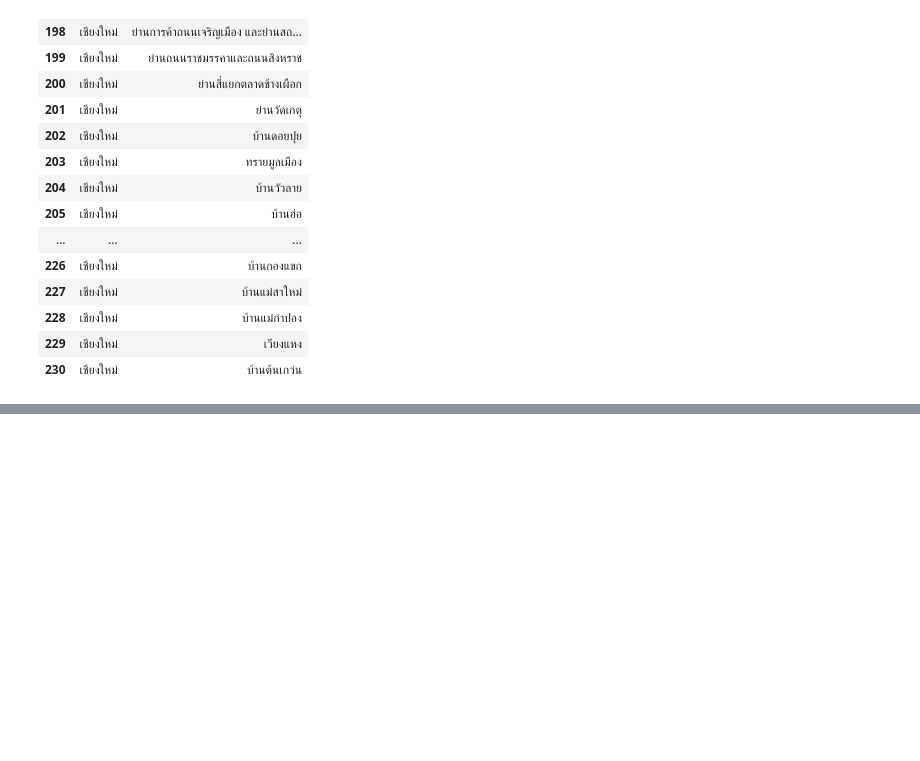
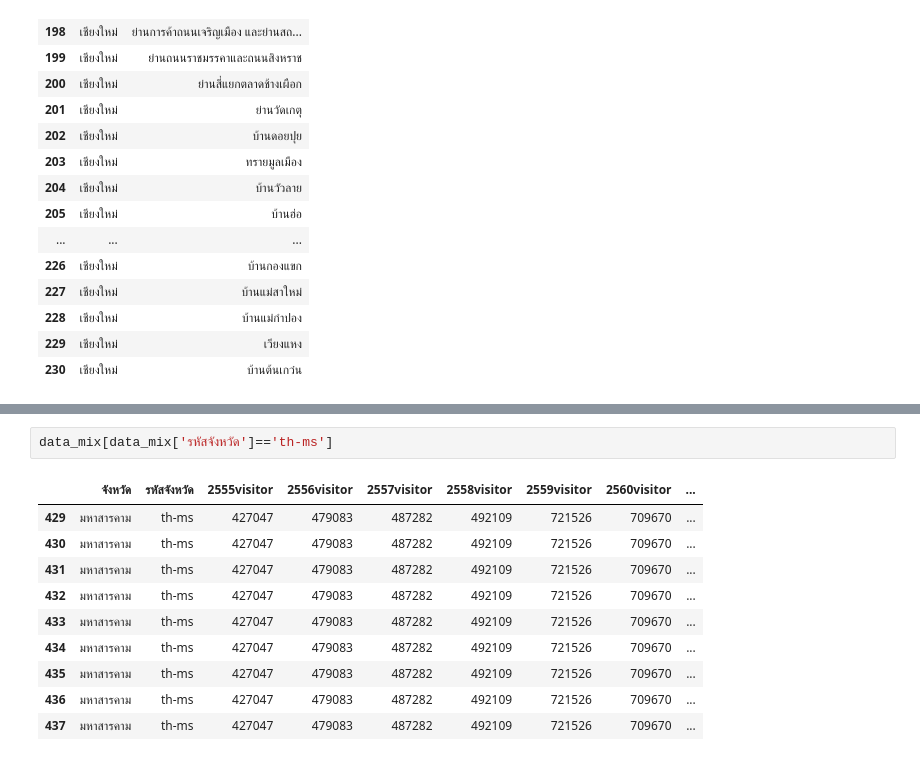
Before and after one commit to PhinyadaPhen/DWDM21, a Jupyter notebook: ProjectFinal.ipynb, the cells around one changed output, grey strips where cells are left out. Cells and saved outputs as stored; diff of their text form; blank space fills up the shorter version.

```diff
--- a/ProjectFinal.ipynb
+++ b/ProjectFinal.ipynb
@@ -460,0 +554,13 @@ Ex2[['จังหวัด','ชื่อย่านชุมชนเก่
+# %%
+data_mix[data_mix['รหัสจังหวัด']=='th-ms']
+# %% [output]
+|  | จังหวัด | รหัสจังหวัด | 2555visitor | 2556visitor | 2557visitor | 2558visitor | 2559visitor | 2560visitor | ... |
+| 429 | มหาสารคาม | th-ms | 427047 | 479083 | 487282 | 492109 | 721526 | 709670 | ... |
+| 430 | มหาสารคาม | th-ms | 427047 | 479083 | 487282 | 492109 | 721526 | 709670 | ... |
+| 431 | มหาสารคาม | th-ms | 427047 | 479083 | 487282 | 492109 | 721526 | 709670 | ... |
+| 432 | มหาสารคาม | th-ms | 427047 | 479083 | 487282 | 492109 | 721526 | 709670 | ... |
+| 433 | มหาสารคาม | th-ms | 427047 | 479083 | 487282 | 492109 | 721526 | 709670 | ... |
+| 434 | มหาสารคาม | th-ms | 427047 | 479083 | 487282 | 492109 | 721526 | 709670 | ... |
+| 435 | มหาสารคาม | th-ms | 427047 | 479083 | 487282 | 492109 | 721526 | 709670 | ... |
+| 436 | มหาสารคาม | th-ms | 427047 | 479083 | 487282 | 492109 | 721526 | 709670 | ... |
+| 437 | มหาสารคาม | th-ms | 427047 | 479083 | 487282 | 492109 | 721526 | 709670 | ... |
```
Also changed, not shown: parts of 20 cells of this notebook.
